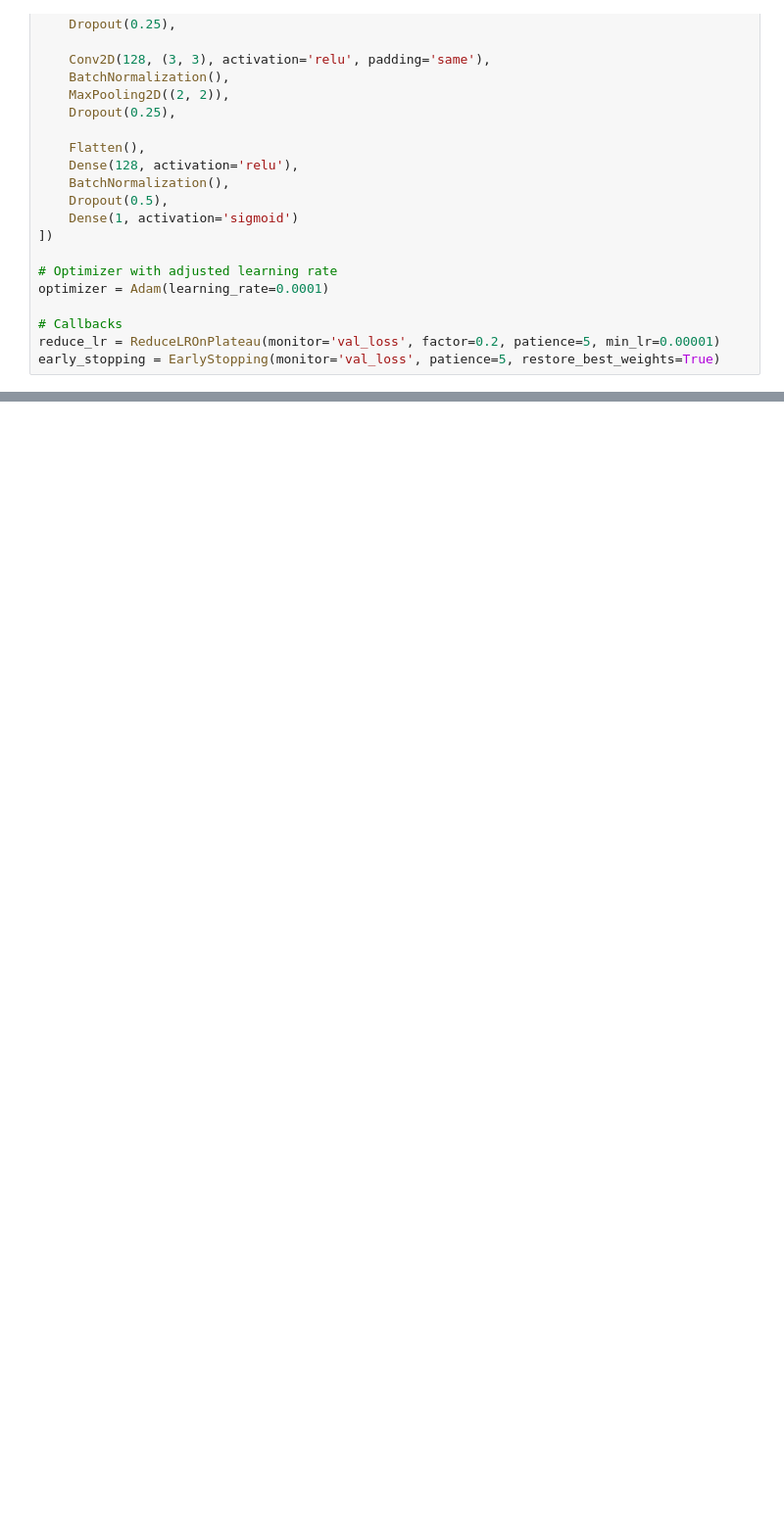
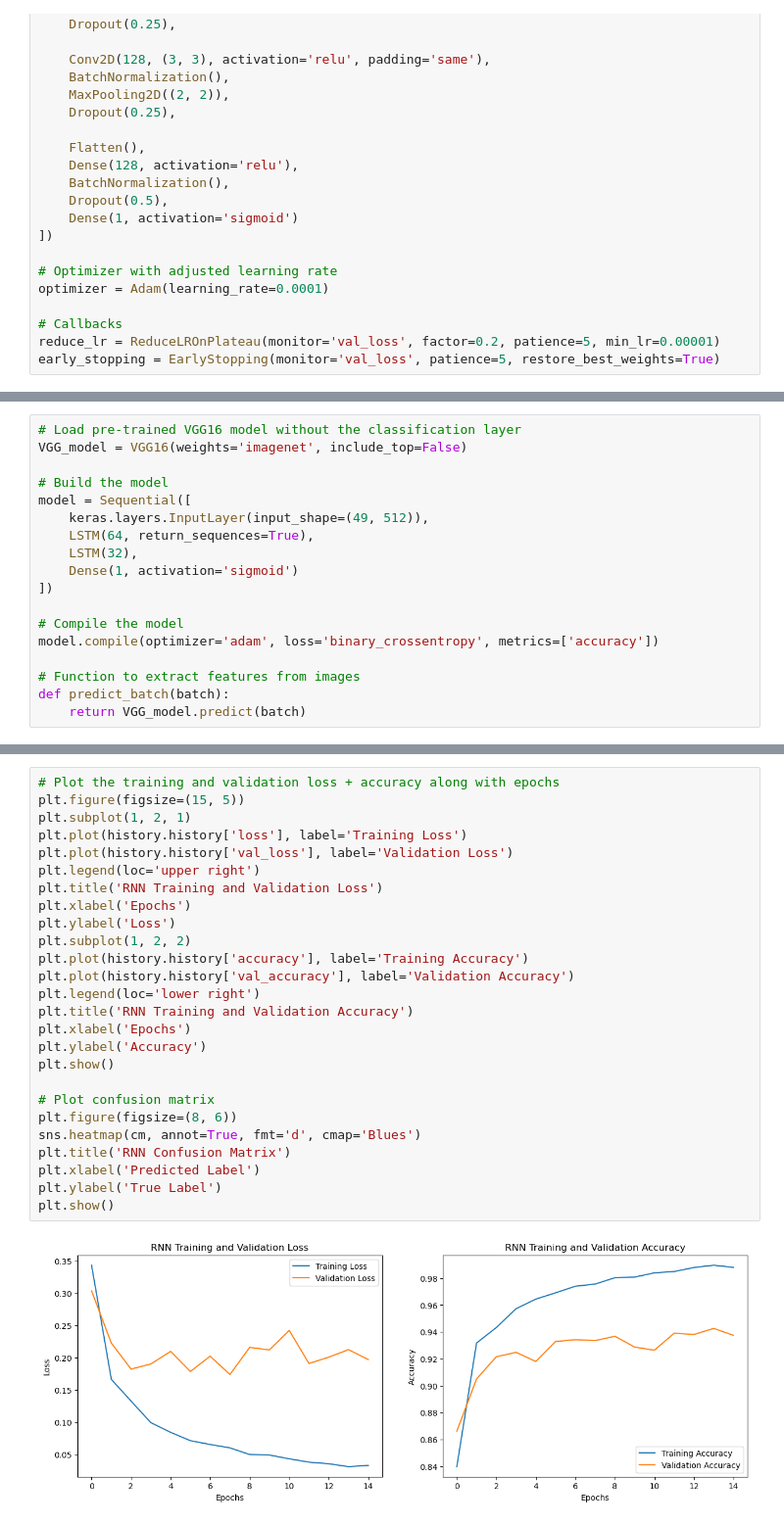
Before and after one commit to vaibhav2903/DeepFake-Detection-Model, a Jupyter notebook: project_3_deepfake_detection.ipynb, the cells around one changed output, grey strips where cells are left out. Shown: that part at 98% size. Drawn from its saved outputs; the diff is of its cells as text; blank space fills up the shorter version.

```diff
--- a/project_3_deepfake_detection.ipynb
+++ b/project_3_deepfake_detection.ipynb
@@ -117,0 +138,18 @@ plt.show()
+# %%
+# Load pre-trained VGG16 model without the classification layer
+VGG_model = VGG16(weights='imagenet', include_top=False)
+
+# Build the model
+model = Sequential([
+    keras.layers.InputLayer(input_shape=(49, 512)),
+    LSTM(64, return_sequences=True),
+    LSTM(32),
+    Dense(1, activation='sigmoid')
+])
+
+# Compile the model
+model.compile(optimizer='adam', loss='binary_crossentropy', metrics=['accuracy'])
+
+# Function to extract features from images
+def predict_batch(batch):
+    return VGG_model.predict(batch)
@@ -117,0 +220,28 @@ plt.show()
+# %%
+# Plot the training and validation loss + accuracy along with epochs
+plt.figure(figsize=(15, 5))
+plt.subplot(1, 2, 1)
+plt.plot(history.history['loss'], label='Training Loss')
+plt.plot(history.history['val_loss'], label='Validation Loss')
+plt.legend(loc='upper right')
+plt.title('RNN Training and Validation Loss')
+plt.xlabel('Epochs')
+plt.ylabel('Loss')
+plt.subplot(1, 2, 2)
+plt.plot(history.history['accuracy'], label='Training Accuracy')
+plt.plot(history.history['val_accuracy'], label='Validation Accuracy')
+plt.legend(loc='lower right')
+plt.title('RNN Training and Validation Accuracy')
+plt.xlabel('Epochs')
+plt.ylabel('Accuracy')
+plt.show()
+
+# Plot confusion matrix
+plt.figure(figsize=(8, 6))
+sns.heatmap(cm, annot=True, fmt='d', cmap='Blues')
+plt.title('RNN Confusion Matrix')
+plt.xlabel('Predicted Label')
+plt.ylabel('True Label')
+plt.show()
+# %% [output]
+[figure, added]
```
Also changed, not shown: parts of 8 cells of this notebook.
